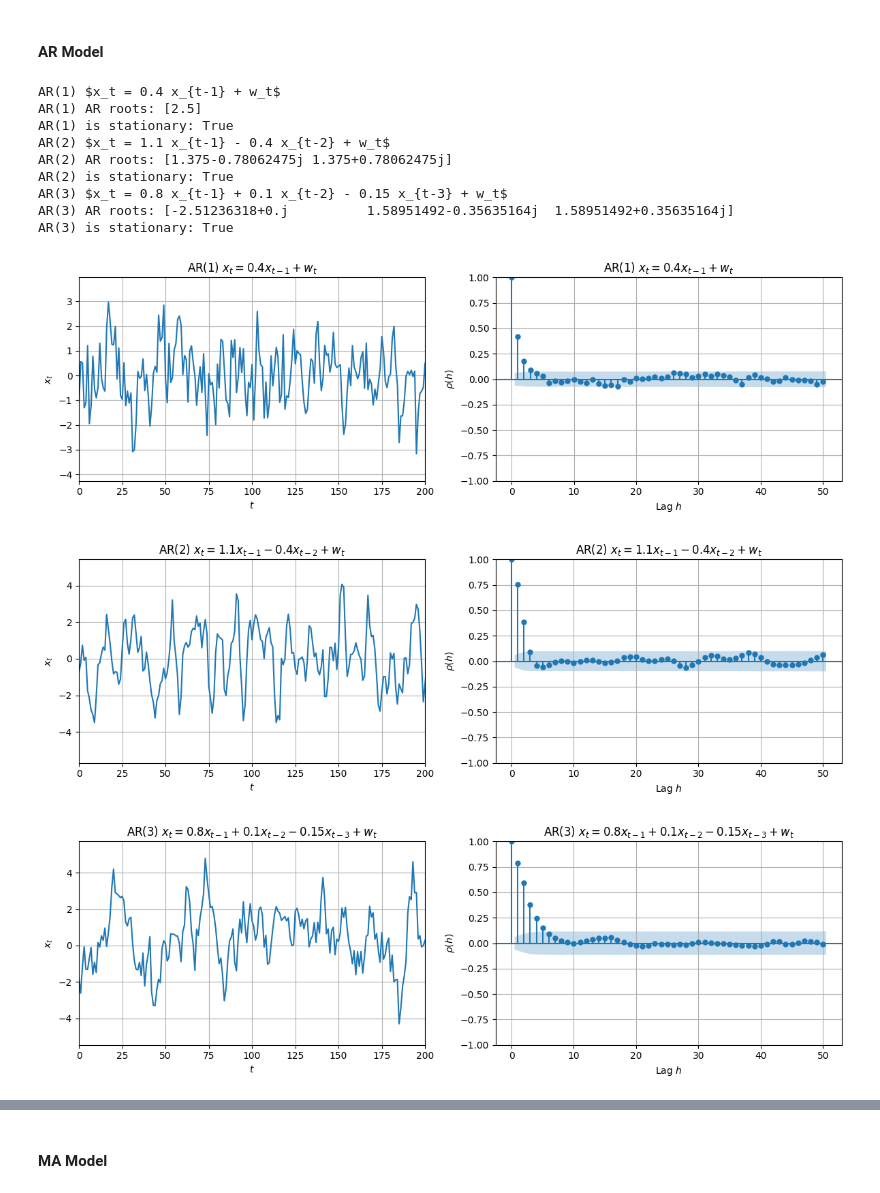
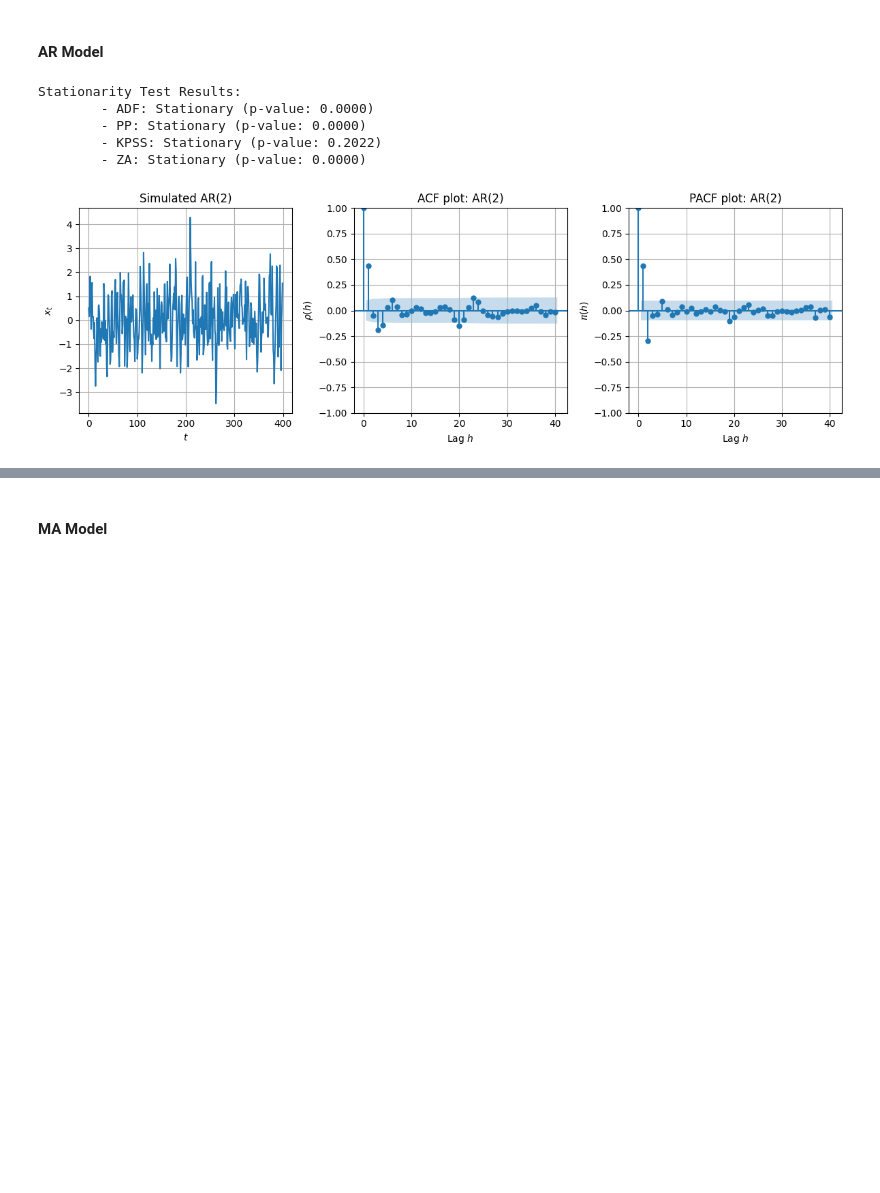
Before and after one commit to nadeeiiin/TIME-HS25-practical-exercises, a Jupyter notebook: notebooks/04_TIME_exercise-04.ipynb, the cells around one changed output, grey strips where cells are left out. Cells and saved outputs as stored; diff of their text form; code cells hidden in the pictures; blank space fills up the shorter version.

```diff
--- a/notebooks/04_TIME_exercise-04.ipynb
+++ b/notebooks/04_TIME_exercise-04.ipynb
@@ -25,29 +27,27 @@ from utils import (
 # %% [markdown]
 #### AR Model
 # %%
-np.random.seed(123)
+np.random.seed(42)
 
-# AR characteristic polynomials
-ar_parameters = [
-    ([1, -0.4],              r'$x_t = 0.4 x_{t-1} + w_t$'),
-    ([1, -1.1, 0.4],         r'$x_t = 1.1 x_{t-1} - 0.4 x_{t-2} + w_t$'),
-    ([1, -0.8, -0.1, 0.15],  r'$x_t = 0.8 x_{t-1} + 0.1 x_{t-2} - 0.15 x_{t-3} + w_t$'),
-]
+# AR(2): X_t = 0.6 X_{t-1} - 0.3 X_{t-2} + W_t
+ar = np.array([1, -0.6, 0.3])   # statsmodels uses 1 - phi1*L - phi2*L^2 ...
+ma = np.array([1])
+ar2 = ArmaProcess(ar, ma)
+y_ar = ar2.generate_sample(nsample=400)
 
-# Time series + ACF
-np.random.seed(123)
-for ar_coeffs, formula in ar_parameters:
-    plot_arma_process(ar_coeffs, [1], formula, acf_or_pacf=True)
+x = np.arange(len(y_ar))
+
+fig, axs = get_figure(ncols=3)
+time_plot(x = x, y=y_ar, ax=axs[0], title="Simulated AR(2)")
+acf_plot(y_ar, 40, axs[1], title="AR(2)")
+pacf_plot(y_ar, 40, axs[2], title="AR(2)")
+fig.tight_layout()
+
+stationarity_tests(pd.Series(y_ar))
 # %% [output]
-AR(1) $x_t = 0.4 x_{t-1} + w_t$
-AR(1) AR roots: [2.5]
-AR(1) is stationary: True
-AR(2) $x_t = 1.1 x_{t-1} - 0.4 x_{t-2} + w_t$
-AR(2) AR roots: [1.375-0.78062475j 1.375+0.78062475j]
-AR(2) is stationary: True
-AR(3) $x_t = 0.8 x_{t-1} + 0.1 x_{t-2} - 0.15 x_{t-3} + w_t$
-AR(3) AR roots: [-2.51236318+0.j          1.58951492-0.35635164j  1.58951492+0.35635164j]
-AR(3) is stationary: True
+Stationarity Test Results:
+        - ADF: Stationary (p-value: 0.0000)
+        - PP: Stationary (p-value: 0.0000)
+        - KPSS: Stationary (p-value: 0.2022)
+        - ZA: Stationary (p-value: 0.0000)
-[figure, old version]
+[figure, new version]
-[figure, removed]
-[figure, removed]
```
Also changed, not shown: parts of 32 cells of this notebook.
